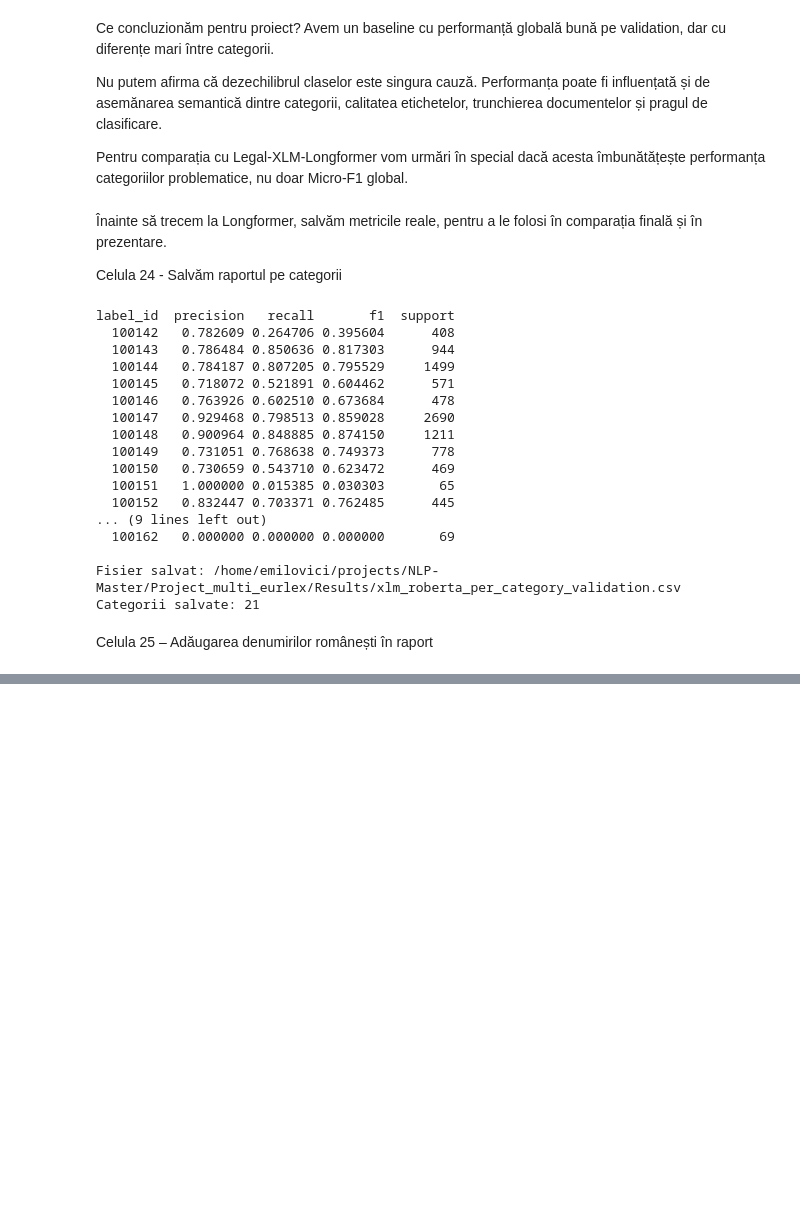
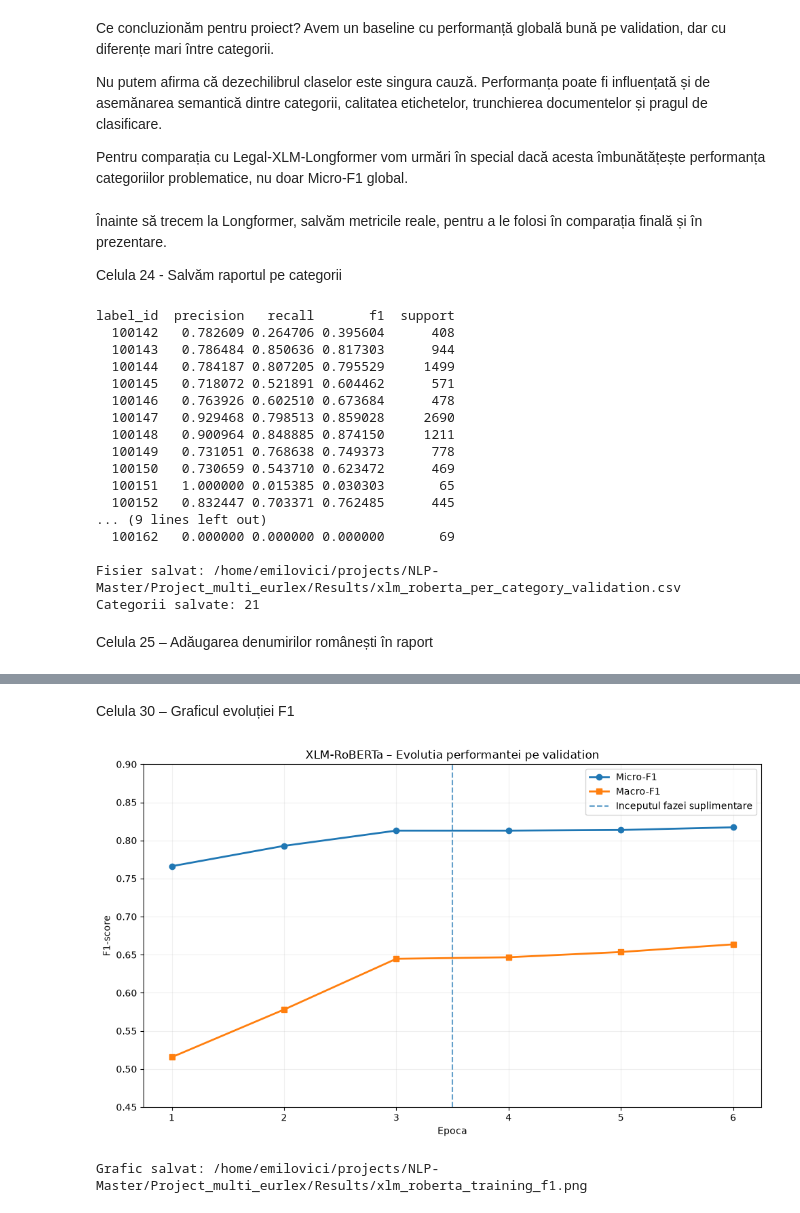
Before and after one commit to devbangi/NLP-Master, a Jupyter notebook: Project_multi_eurlex/Notebooks/02_finetuning_xlm_roberta.ipynb, the cells around one changed output, grey strips where cells are left out. Cells and saved outputs as stored; diff of their text form; code cells hidden in the pictures; blank space fills up the shorter version.

Commit message:
Add MultiEURLEX EDA and encoder fine-tuning experiments

```diff
--- a/Project_multi_eurlex/Notebooks/02_finetuning_xlm_roberta.ipynb
+++ b/Project_multi_eurlex/Notebooks/02_finetuning_xlm_roberta.ipynb
@@ -1835,0 +2091,69 @@ AttributeError: 'str' object has no attribute 'exists'
+# %% [markdown]
+Celula 30 – Graficul evoluției F1
+# %%
+
+import pandas as pd
+import matplotlib.pyplot as plt
+from pathlib import Path
+
+RESULTS_DIR = Path("../Results")
+
+# Citim istoricul real al antrenarii
+history_df = pd.read_csv(
+    RESULTS_DIR / "xlm_roberta_training_history.csv"
+)
+
+fig, ax = plt.subplots(figsize=(10, 6))
+
+ax.plot(
+    history_df["epoch"],
+    history_df["micro_f1"],
+    marker="o",
+    linewidth=2,
+    label="Micro-F1"
+)
+
+ax.plot(
+    history_df["epoch"],
+    history_df["macro_f1"],
+    marker="s",
+    linewidth=2,
+    label="Macro-F1"
+)
+
+# Separarea celor doua faze de antrenare
+ax.axvline(
+    x=3.5,
+    linestyle="--",
+    alpha=0.7,
+    label="Inceputul fazei suplimentare"
+)
+
+ax.set_title(
+    "XLM-RoBERTa – Evolutia performantei pe validation"
+)
+
+ax.set_xlabel("Epoca")
+ax.set_ylabel("F1-score")
+ax.set_xticks(history_df["epoch"])
+ax.set_ylim(0.45, 0.90)
+
+ax.legend()
+ax.grid(alpha=0.2)
+
+plt.tight_layout()
+
+output_path = RESULTS_DIR / "xlm_roberta_training_f1.png"
+
+plt.savefig(
+    output_path,
+    dpi=300,
+    bbox_inches="tight"
+)
+
+plt.show()
+
+print("Grafic salvat:", output_path.resolve())
+# %% [output]
+[figure, added]
+Grafic salvat: /home/emilovici/projects/NLP-Master/Project_multi_eurlex/Results/xlm_roberta_training_f1.png
```
Also changed, not shown: parts of 9 cells of this notebook, 1 other file.
